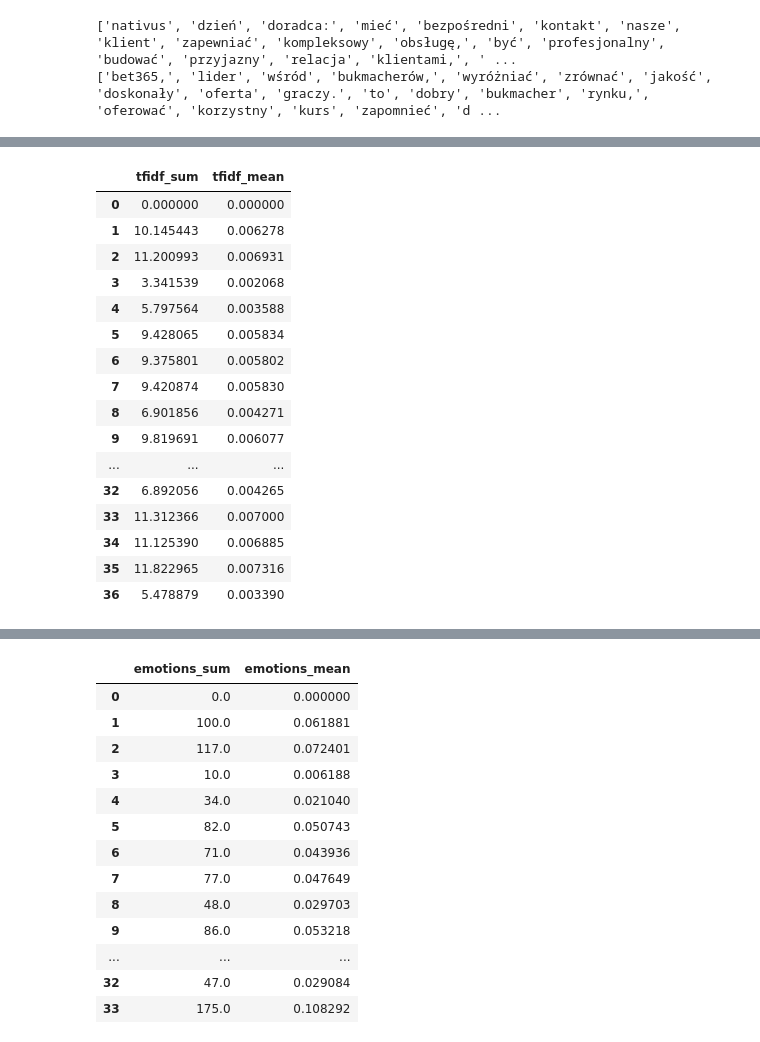
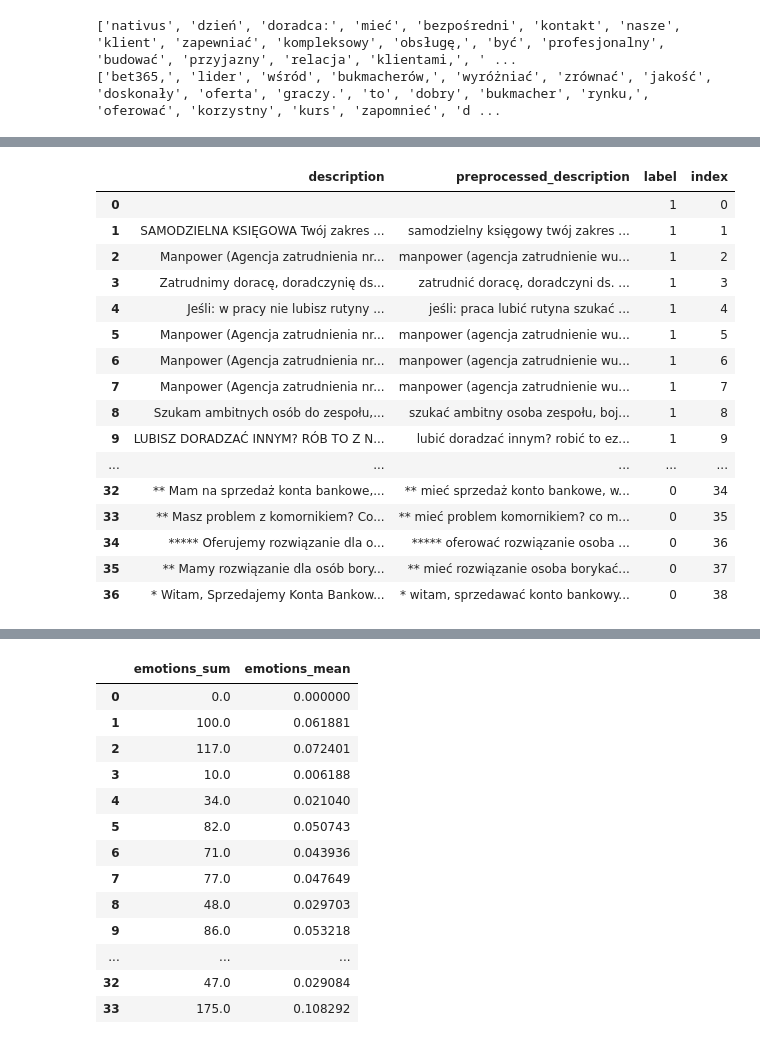
Before and after one commit to wojciechkosiuk/mISIe-SupervisionHack2023, a Jupyter notebook: bag_of_words.ipynb, the cells around one changed output, grey strips where cells are left out. Drawn from its saved outputs; the diff is of its cells as text; code cells hidden in the pictures.

```diff
--- a/bag_of_words.ipynb
+++ b/bag_of_words.ipynb
@@ -78,8 +99,11 @@ for i in range(len(stopwords)):
 # %%
 stemmer = StempelStemmer.polimorf()
 # %%
-opisy_pozytywne = preprocess_text('data\FakeJobHunter - pozytywne.txt', stopwords, stemmer, "Opis ogłoszenia")
-opisy_negatywne = preprocess_text('data\FakeJobHunter - negatywne.txt', stopwords, stemmer)
+opisy_pozytywne_desc = create_description_column('data\FakeJobHunter - pozytywne.txt',"Opis ogłoszenia")
+opisy_negatywne_desc = create_description_column('data\FakeJobHunter - negatywne.txt')
+
+opisy_pozytywne = preprocess_text(opisy_pozytywne_desc, stopwords, stemmer)
+opisy_negatywne = preprocess_text(opisy_negatywne_desc, stopwords, stemmer)
 # %%
 opisy_pozytywne_full = []
 opisy_negatywne_full = []
@@ -112,21 +133,31 @@ df_tfidf = create_tfidf_frame(opisy_ofert, etykiety)
-# %%
-tfidf_cols = create_tfidf_columns(df_tfidf)
-tfidf_cols
-# %% [output]
-|  | tfidf_sum | tfidf_mean |
-| 0 | 0.000000 | 0.000000 |
-| 1 | 10.145443 | 0.006278 |
-| 2 | 11.200993 | 0.006931 |
-| 3 | 3.341539 | 0.002068 |
-| 4 | 5.797564 | 0.003588 |
-| 5 | 9.428065 | 0.005834 |
-| 6 | 9.375801 | 0.005802 |
-| 7 | 9.420874 | 0.005830 |
-| 8 | 6.901856 | 0.004271 |
-| 9 | 9.819691 | 0.006077 |
-| ... | ... | ... |
-| 32 | 6.892056 | 0.004265 |
-| 33 | 11.312366 | 0.007000 |
-| 34 | 11.125390 | 0.006885 |
-| 35 | 11.822965 | 0.007316 |
-| 36 | 5.478879 | 0.003390 |
+# %%
+etykiety = [1] * len(opisy_pozytywne_full) + [0] * len(opisy_negatywne_full)
+opisy_ofert_full = opisy_pozytywne_full + opisy_negatywne_full
+opisy_ofert_desc = opisy_pozytywne_desc + opisy_negatywne_desc
+
+
+
+df_desc_preprocessed = pd.DataFrame([opisy_ofert_desc, opisy_ofert_full]).T
+df_desc_preprocessed.columns = ['description', 'preprocessed_description']
+df_desc_preprocessed['label'] = etykiety
+df_desc_preprocessed['index'] = df_desc_preprocessed.index
+df_desc_preprocessed = df_desc_preprocessed[df_desc_preprocessed['preprocessed_description'] != 'INVALID_DATA'].reset_index(drop=True)
+df_desc_preprocessed
+# %% [output]
+|  | description | preprocessed_description | label | index |
+| 0 |  |  | 1 | 0 |
+| 1 | SAMODZIELNA KSIĘGOWA Twój zakres ... | samodzielny księgowy twój zakres ... | 1 | 1 |
+| 2 | Manpower (Agencja zatrudnienia nr... | manpower (agencja zatrudnienie wu... | 1 | 2 |
+| 3 | Zatrudnimy doracę, doradczynię ds... | zatrudnić doracę, doradczyni ds. ... | 1 | 3 |
+| 4 | Jeśli: w pracy nie lubisz rutyny ... | jeśli: praca lubić rutyna szukać ... | 1 | 4 |
+| 5 | Manpower (Agencja zatrudnienia nr... | manpower (agencja zatrudnienie wu... | 1 | 5 |
+| 6 | Manpower (Agencja zatrudnienia nr... | manpower (agencja zatrudnienie wu... | 1 | 6 |
+| 7 | Manpower (Agencja zatrudnienia nr... | manpower (agencja zatrudnienie wu... | 1 | 7 |
+| 8 | Szukam ambitnych osób do zespołu,... | szukać ambitny osoba zespołu, boj... | 1 | 8 |
+| 9 | LUBISZ DORADZAĆ INNYM? RÓB TO Z N... | lubić doradzać innym? robić to ez... | 1 | 9 |
+| ... | ... | ... | ... | ... |
+| 32 | ** Mam na sprzedaż konta bankowe,... | ** mieć sprzedaż konto bankowe, w... | 0 | 34 |
+| 33 | ** Masz problem z komornikiem? Co... | ** mieć problem komornikiem? co m... | 0 | 35 |
+| 34 | ***** Oferujemy rozwiązanie dla o... | ***** oferować rozwiązanie osoba ... | 0 | 36 |
+| 35 | ** Mamy rozwiązanie dla osób bory... | ** mieć rozwiązanie osoba borykać... | 0 | 37 |
+| 36 | * Witam, Sprzedajemy Konta Bankow... | * witam, sprzedawać konto bankowy... | 0 | 38 |
```
Also changed, not shown: parts of 10 cells of this notebook.
